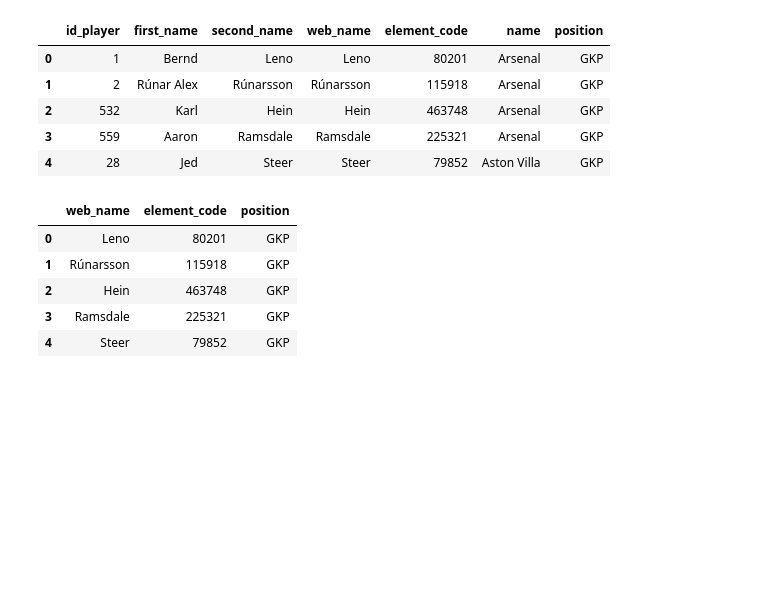
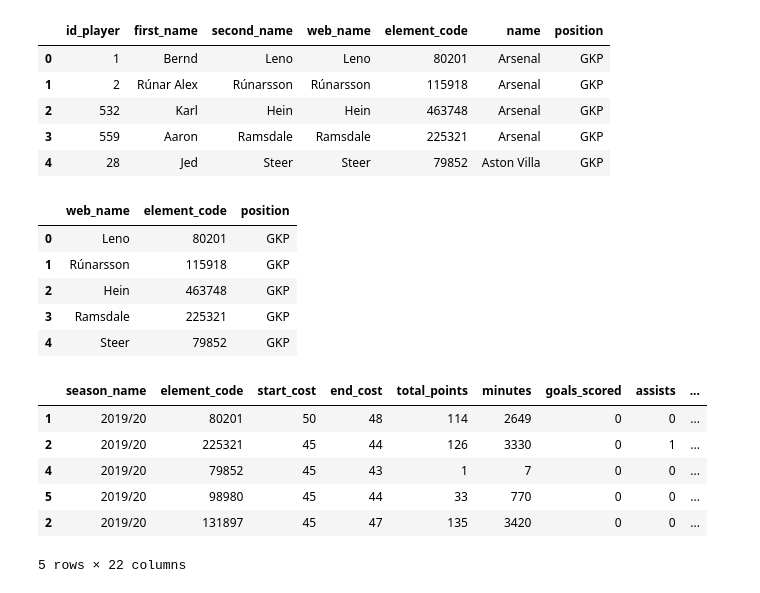
Before and after one commit to dylanomeara95/Repos, a Jupyter notebook: FPL_Data_Complete.ipynb, the cells around one changed output. Cells and saved outputs as stored; diff of their text form; code cells hidden in the pictures; blank space fills up the shorter version.

```diff
--- a/FPL_Data_Complete.ipynb
+++ b/FPL_Data_Complete.ipynb
@@ -200,3 +200,16 @@ players.head()
 | 2 | Hein | 463748 | GKP |
 | 3 | Ramsdale | 225321 | GKP |
 | 4 | Steer | 79852 | GKP |
+# %%
+# create new 'points_1920' dataframe with just that season
+points_1920 = points.loc[points['season_name']=='2019/20']
+
+points_1920.head()
+# %% [output]
+|  | season_name | element_code | start_cost | end_cost | total_points | minutes | goals_scored | assists | ... |
+| 1 | 2019/20 | 80201 | 50 | 48 | 114 | 2649 | 0 | 0 | ... |
+| 2 | 2019/20 | 225321 | 45 | 44 | 126 | 3330 | 0 | 1 | ... |
+| 4 | 2019/20 | 79852 | 45 | 43 | 1 | 7 | 0 | 0 | ... |
+| 5 | 2019/20 | 98980 | 45 | 44 | 33 | 770 | 0 | 0 | ... |
+| 2 | 2019/20 | 131897 | 45 | 47 | 135 | 3420 | 0 | 0 | ... |
+5 rows × 22 columns
```
Also changed, not shown: parts of 14 cells of this notebook.
